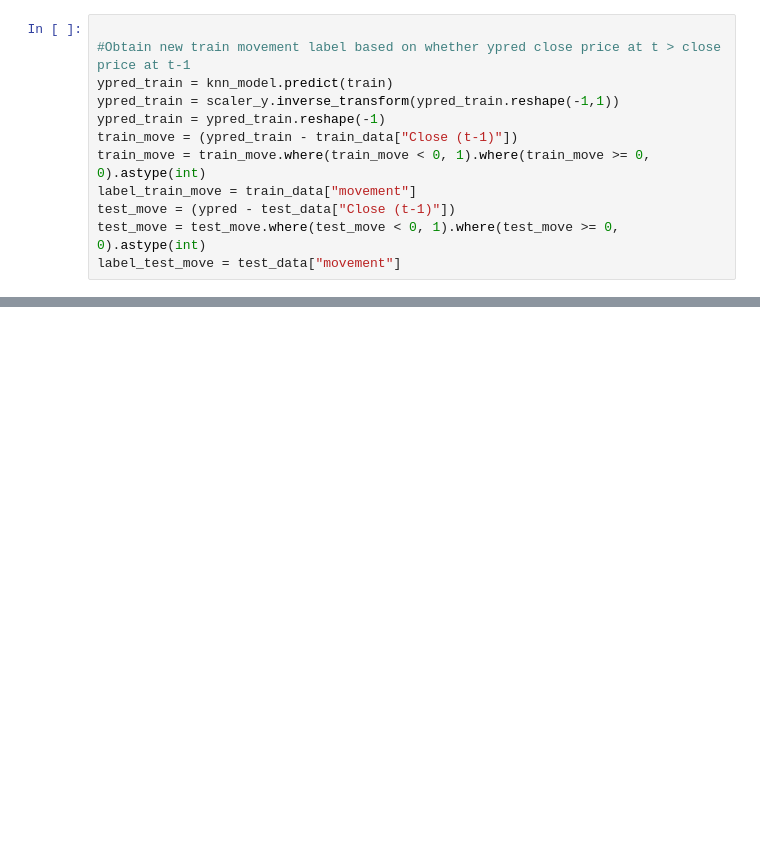
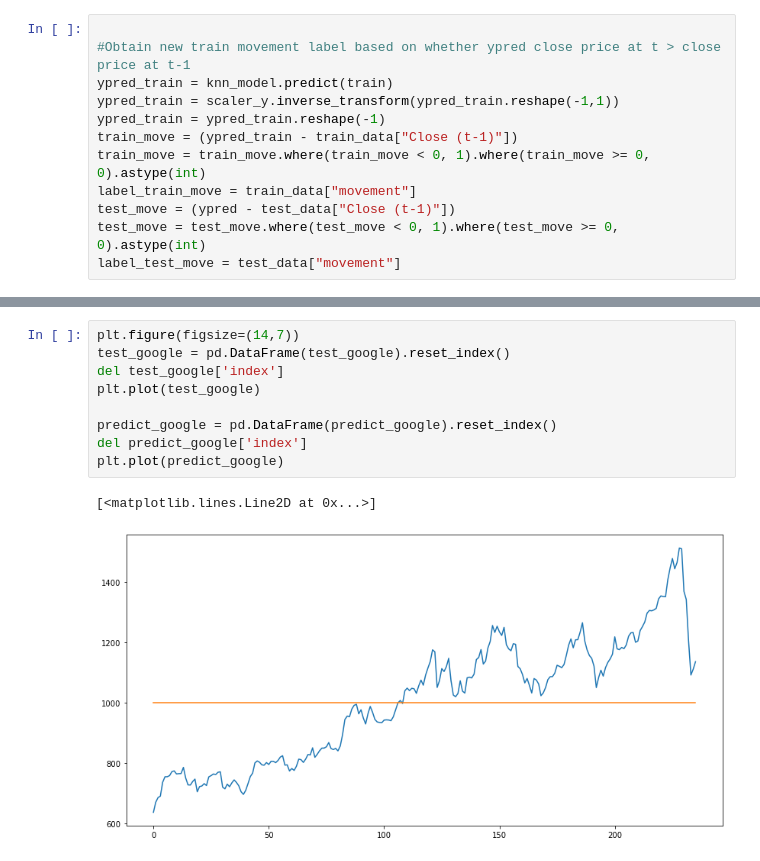
Before and after one commit to yuanxing-y/cs3244-project, a Jupyter notebook: KNN/KNN_Regressor.ipynb, the cells around one changed output, grey strips where cells are left out. Cells and saved outputs as stored; diff of their text form; blank space fills up the shorter version.

```diff
--- a/KNN/KNN_Regressor.ipynb
+++ b/KNN/KNN_Regressor.ipynb
@@ -105,0 +159,12 @@ plt.plot(label_test)
+# %%
+plt.figure(figsize=(14,7))
+test_google = pd.DataFrame(test_google).reset_index()
+del test_google['index']
+plt.plot(test_google)
+
+predict_google = pd.DataFrame(predict_google).reset_index()
+del predict_google['index']
+plt.plot(predict_google)
+# %% [output]
+[<matplotlib.lines.Line2D at 0x...>]
+[figure, added]
```
Also changed, not shown: parts of 18 cells of this notebook.
